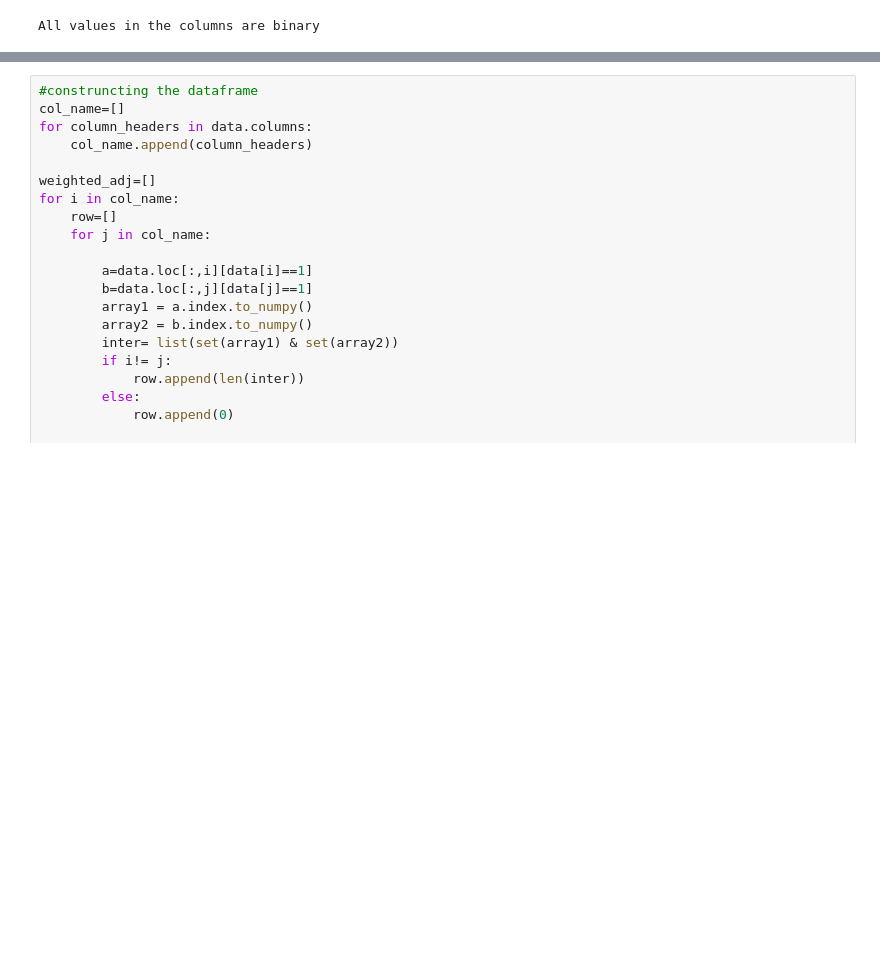
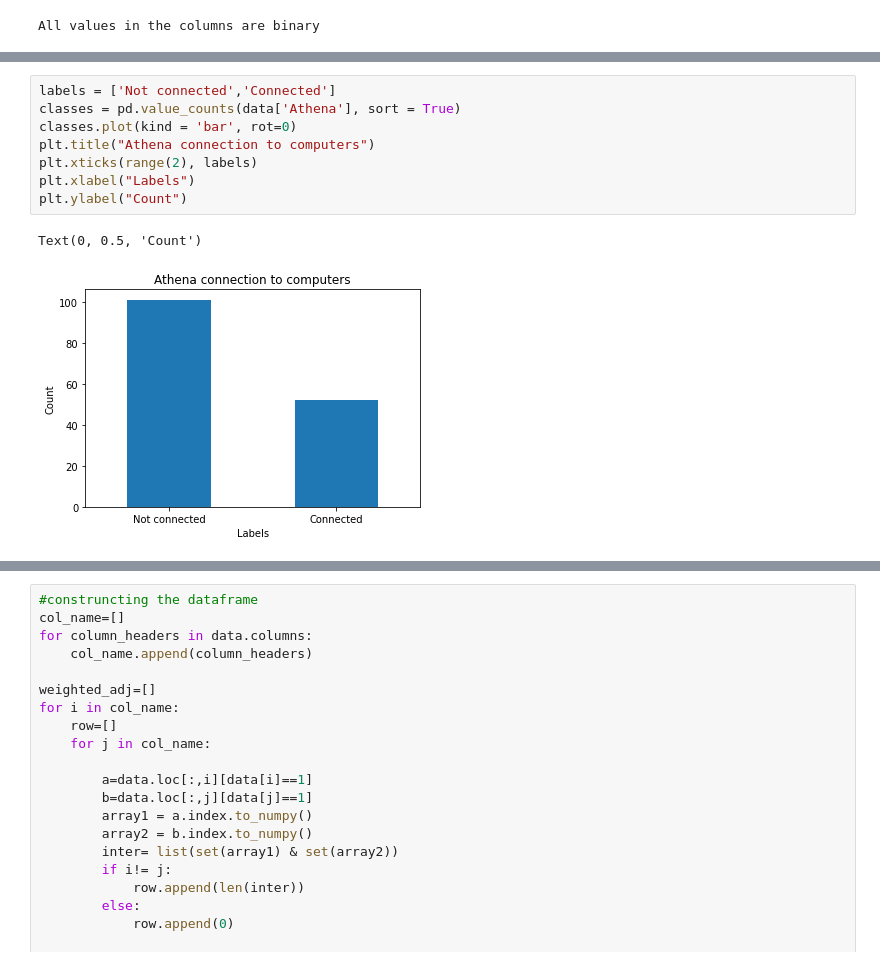
Before and after one commit to erifejams/Autonomous-Systems, a Jupyter notebook: final_code.ipynb, the cells around one changed output, grey strips where cells are left out. Cells and saved outputs as stored; diff of their text form; blank space fills up the shorter version.

```diff
--- a/final_code.ipynb
+++ b/final_code.ipynb
@@ -82,0 +296,11 @@ All values in the columns are binary
+# %%
+labels = ['Not connected','Connected']
+classes = pd.value_counts(data['Athena'], sort = True)
+classes.plot(kind = 'bar', rot=0)
+plt.title("Athena connection to computers")
+plt.xticks(range(2), labels)
+plt.xlabel("Labels")
+plt.ylabel("Count")
+# %% [output]
+Text(0, 0.5, 'Count')
+[figure, added]
```
Also changed, not shown: parts of 39 cells of this notebook, 1 other file.
